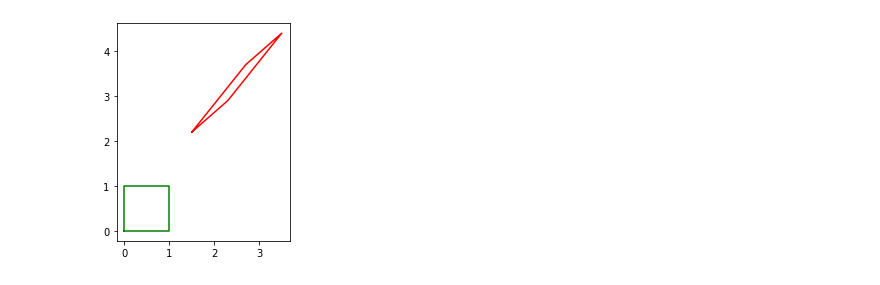
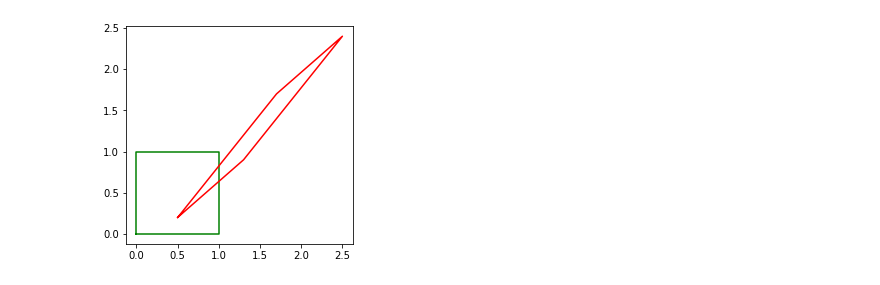
Before and after one commit to KCSAbeywickrama/EN2550-Excercises, a Jupyter notebook: Exercise_06/190018V_Ex6.ipynb, the cells around one changed output. Drawn from its saved outputs; the diff is of its cells as text; code cells hidden in the pictures.

```diff
--- a/Exercise_06/190018V_Ex6.ipynb
+++ b/Exercise_06/190018V_Ex6.ipynb
@@ -67,27 +118,31 @@ for x,y,scale,orientaion in position[0]:
 # %%
-a, b, c, d = [0, 0, 1], [0, 1, 1], [1,1,1], [1,0,1]
-X = np.array([a,b,c,d]).T
+# q4
+
+a, b, c, d = [0, 0, 1], [0, 1, 1], [1, 1, 1], [1, 0, 1]
+X = np.array([a, b, c, d]).T
 
 theta = np.pi*30/180
-s = 1
-tx, ty = 1.5, 2.2
-# H = np.array([[s*np.cos(theta), -s*np.sin(theta), tx], [s*np.sin(theta), s*np.cos(theta), ty], [0,0,1]])
+s = 2
+tx, ty = 0.5, 0.2
+
+# H = np.array([[s*np.cos(theta), -s*np.sin(theta), tx], [s*np.sin(theta), s*np.cos(theta), ty], [0, 0, 1]])
 # Y = H @ X
 
-a11, a12, a21, a22 = 0.8, 1.2, 0.7, 1.5 #Should be a non-singular matrix here
-A = np.array([[a11,a12,tx], [a21, a22, ty], [0,0,1]])
+a11, a12, a21, a22 = 0.8, 1.2, 0.7, 1.5
+A = np.array([[a11, a12, tx], [a21, a22, ty], [0,0,1]])
 Y = A @ X
 
-x = np.append(X[0, :], X[0, 0])
-y = np.append(X[1, :], X[1, 0])
+x = np.append(X[0,:], X[0,0])
+y = np.append(X[1,:], X[1,0])
 fig, ax = plt.subplots(1,1)
 ax.plot(x, y, color='g')
+ax.set_aspect ('equal')
+
+x = np.append(Y[0,:], Y[0,0])
+y = np.append(Y[1,:], Y[1,0])
+ax.plot(x, y, color='r')
 ax.set_aspect('equal')
 
-x = np.append(Y[0, :], Y[0, 0])
-y = np.append(Y[1, :], Y[1, 0])
-ax.plot(x, y, color='r')
-ax.set_aspect('equal')
 plt.show()
 # %% [output]
-[figure, old version]
+[figure, new version]
```
Also changed, not shown: parts of 6 cells of this notebook, 1 other file.
